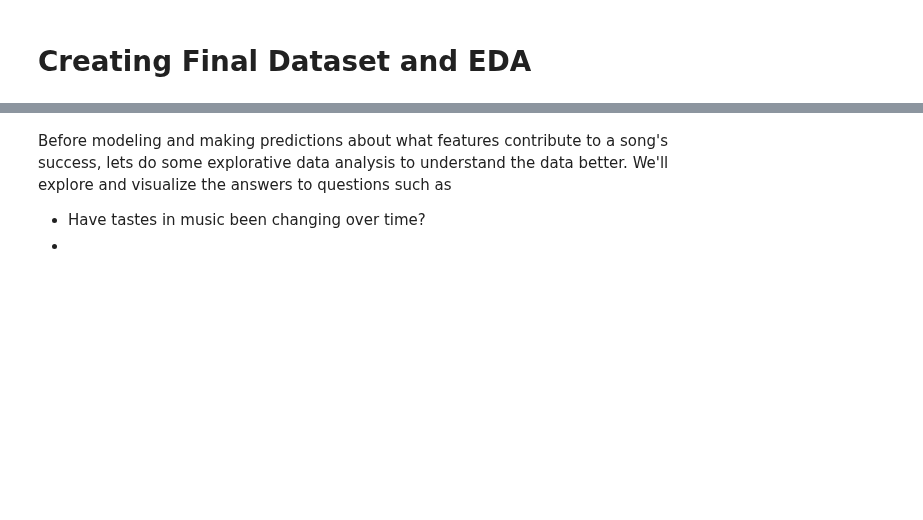
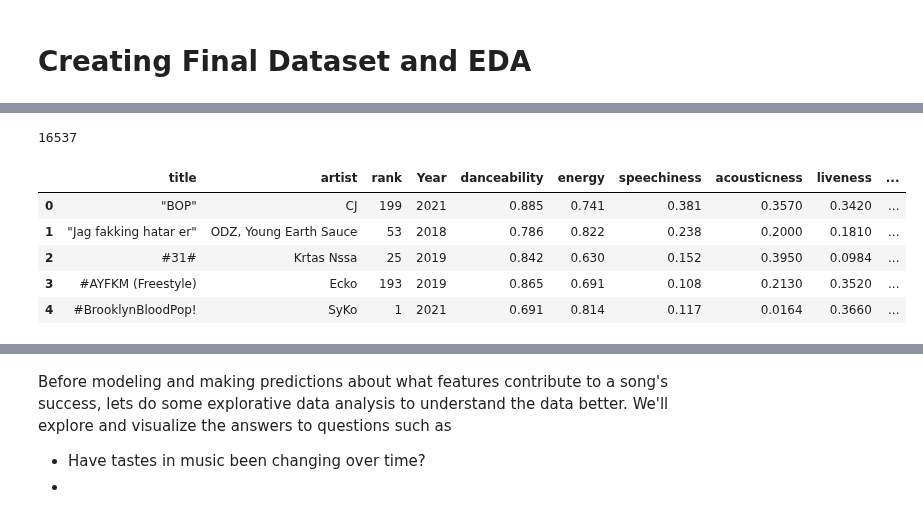
Before and after one commit to Joseph-Willem-Ricci/5450-final-project, a Jupyter notebook: CIS5450_Project.ipynb, the cells around one changed output, grey strips where cells are left out. Saved outputs shown, nothing was run; the diff lists cells and outputs as text; code cells hidden in the pictures; blank space fills up the shorter version.

```diff
--- a/CIS5450_Project.ipynb
+++ b/CIS5450_Project.ipynb
@@ -1095,6 +1239,3 @@ for i in range (0, len(df_lyrics)):
     unique_word_counts.append(len(set(df_lyrics.iloc[i]['lyrics'].split())))
 df_lyrics['word counts'] = word_counts
 df_lyrics['unique word counts'] = unique_word_counts
-# %%
-df_lyrics['common noun']= df_lyrics.apply(lambda x: x['nouns'].value_counts().idxmax(), axis=1)
-df_lyrics['common verb']= df_lyrics.apply(lambda x: x['verbs'].value_counts().idxmax(), axis=1)
@@ -1100,0 +1244,6 @@ df_lyrics['common verb']= df_lyrics.apply(lambda x: x['verbs'].value_counts().id
+# %%
+from collections import Counter
+
+df_lyrics['common noun']= df_lyrics.apply(lambda x: Counter(x['nouns'].split()).most_common(1)[0][0] if Counter(x['nouns'].split()).most_common(1) != [] else "", axis=1)
+df_lyrics['common verb']= df_lyrics.apply(lambda x: Counter(x['verbs'].split()).most_common(1)[0][0] if Counter(x['verbs'].split()).most_common(1) != [] else "", axis=1)
+df_lyrics['common adverb']= df_lyrics.apply(lambda x: Counter(x['adverbs'].split()).most_common(1)[0][0] if Counter(x['adverbs'].split()).most_common(1) != [] else "", axis=1)
@@ -1101,5 +1252,5 @@ df_lyrics['common verb']= df_lyrics.apply(lambda x: x['verbs'].value_counts().id
 # %%
-df_lyrics_ready = df_lyrics_words[['title', 'artist', 'sentiment', 'word count', 'unique word count', 'common noun', 'common verb']]
+df_lyrics_ready = df_lyrics[['title', 'artist', 'sentiment', 'word counts', 'unique word counts', 'common noun', 'common verb', 'common adverb']]
 # %% [markdown]
 # Creating Final Dataset and EDA
 # %%
@@ -1108,2 +1267,15 @@ df_features_lyrics =feature_matches.merge(df_lyrics_ready, left_on = ['title', '
 # %%
-df_final = df_features_lyrics.merge(df_tiktok_matches_final, left_on = ['title', 'artist'], right_on = ['title', 'artist'], how = 'inner')
+ df_final =df_charts_features_tiktok.merge(df_lyrics_ready, left_on = ['title', 'artist'], right_on = ['title', 'artist'], how = 'inner')
+# %%
+print(len(df_final))
+# %% [output]
+16537
+# %%
+df_final.head()
+# %% [output]
+|  | title | artist | rank | Year | danceability | energy | speechiness | acousticness | liveness | ... |
+| 0 | "BOP" | CJ | 199 | 2021 | 0.885 | 0.741 | 0.381 | 0.3570 | 0.3420 | ... |
+| 1 | "Jag fakking hatar er" | ODZ, Young Earth Sauce | 53 | 2018 | 0.786 | 0.822 | 0.238 | 0.2000 | 0.1810 | ... |
+| 2 | #31# | Krtas Nssa | 25 | 2019 | 0.842 | 0.630 | 0.152 | 0.3950 | 0.0984 | ... |
+| 3 | #AYFKM (Freestyle) | Ecko | 193 | 2019 | 0.865 | 0.691 | 0.108 | 0.2130 | 0.3520 | ... |
+| 4 | #BrooklynBloodPop! | SyKo | 1 | 2021 | 0.691 | 0.814 | 0.117 | 0.0164 | 0.3660 | ... |
```
Also changed, not shown: parts of 70 cells of this notebook.
